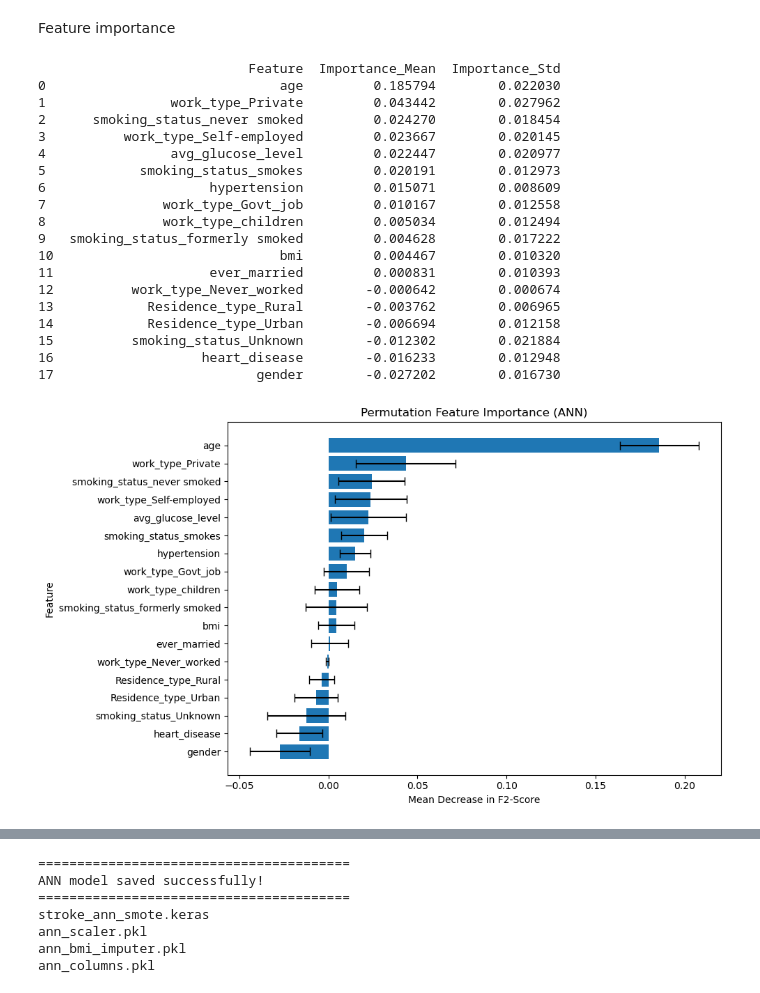
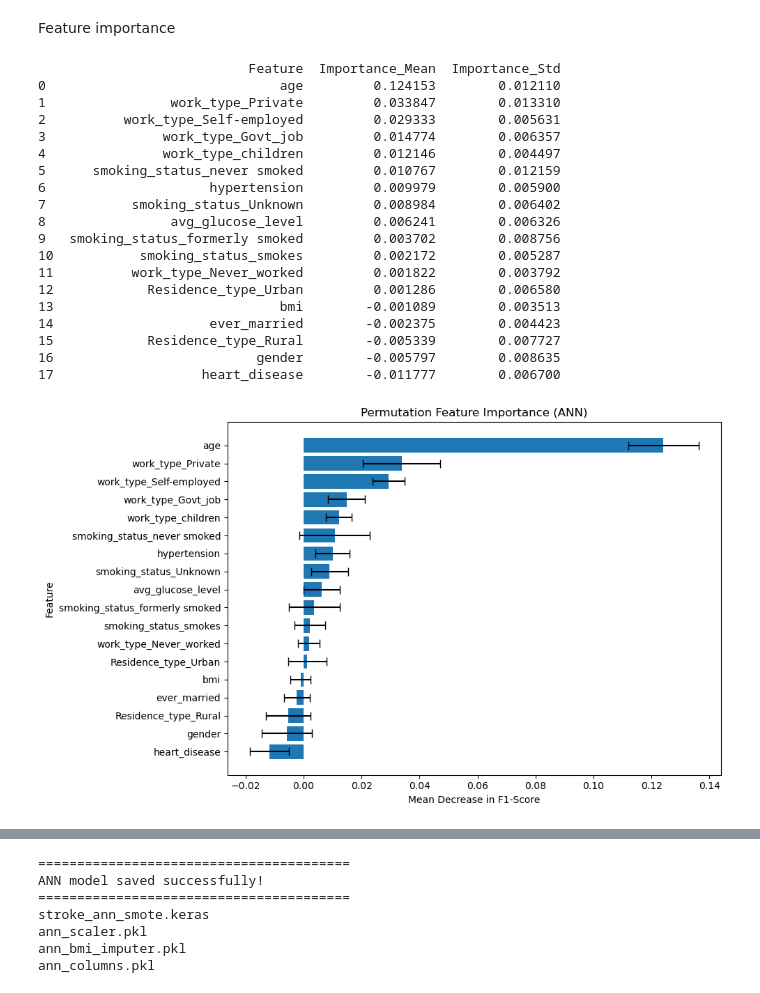
Before and after one commit to bn1ce/stroke_prediction, a Jupyter notebook: ANN.ipynb, the cells around one changed output, grey strips where cells are left out. Drawn from its saved outputs; the diff is of its cells as text; code cells hidden in the pictures.

```diff
--- a/ANN.ipynb
+++ b/ANN.ipynb
@@ -1042,12 +1042,11 @@ Feature importance
 # %%
 
 # ==========================================
-# 1. Create F2 scorer
+# 1. Create F1 scorer
 # ==========================================
 
-f2_scorer = make_scorer(
-    fbeta_score,
-    beta=2,
+f1_scorer = make_scorer(
+    f1_score,
     zero_division=0
 )
 
@@ -1099,7 +1098,7 @@ perm_results = permutation_importance(
 
     y_test,
 
-    scoring=f2_scorer,
+    scoring=f1_scorer,
 
     n_repeats=10,
 
@@ -1141,53 +1140,53 @@ print(perm_importance_df)
 
 # ==========================================
 # 6. Plot
 # ==========================================
 
 plt.figure(figsize=(10, 6))
 
 plt.barh(
 
     perm_importance_df["Feature"][::-1],
 
     perm_importance_df["Importance_Mean"][::-1],
 
     xerr=perm_importance_df["Importance_Std"][::-1],
 
     capsize=4
 )
 
-plt.xlabel("Mean Decrease in F2-Score")
+plt.xlabel("Mean Decrease in F1-Score")
 
 plt.ylabel("Feature")
 
 plt.title(
     "Permutation Feature Importance (ANN)"
 )
 
 plt.tight_layout()
 
 plt.show()
 # %% [output]
                            Feature  Importance_Mean  Importance_Std
-0                              age         0.185794        0.022030
-1                work_type_Private         0.043442        0.027962
-2      smoking_status_never smoked         0.024270        0.018454
-3          work_type_Self-employed         0.023667        0.020145
-4                avg_glucose_level         0.022447        0.020977
-5            smoking_status_smokes         0.020191        0.012973
-6                     hypertension         0.015071        0.008609
-7               work_type_Govt_job         0.010167        0.012558
-8               work_type_children         0.005034        0.012494
-9   smoking_status_formerly smoked         0.004628        0.017222
-10                             bmi         0.004467        0.010320
-11                    ever_married         0.000831        0.010393
-12          work_type_Never_worked        -0.000642        0.000674
-13            Residence_type_Rural        -0.003762        0.006965
-14            Residence_type_Urban        -0.006694        0.012158
-15          smoking_status_Unknown        -0.012302        0.021884
-16                   heart_disease        -0.016233        0.012948
-17                          gender        -0.027202        0.016730
+0                              age         0.124153        0.012110
+1                work_type_Private         0.033847        0.013310
+2          work_type_Self-employed         0.029333        0.005631
+3               work_type_Govt_job         0.014774        0.006357
+4               work_type_children         0.012146        0.004497
+5      smoking_status_never smoked         0.010767        0.012159
+6                     hypertension         0.009979        0.005900
+7           smoking_status_Unknown         0.008984        0.006402
+8                avg_glucose_level         0.006241        0.006326
+9   smoking_status_formerly smoked         0.003702        0.008756
+10           smoking_status_smokes         0.002172        0.005287
+11          work_type_Never_worked         0.001822        0.003792
+12            Residence_type_Urban         0.001286        0.006580
+13                             bmi        -0.001089        0.003513
+14                    ever_married        -0.002375        0.004423
+15            Residence_type_Rural        -0.005339        0.007727
+16                          gender        -0.005797        0.008635
+17                   heart_disease        -0.011777        0.006700
-[figure, old version]
+[figure, new version]
 # %%
 comparison = pd.DataFrame({
     'Model': ['ANN', 'ANN + SMOTE'],
```
Also changed, not shown: parts of 14 cells of this notebook.
